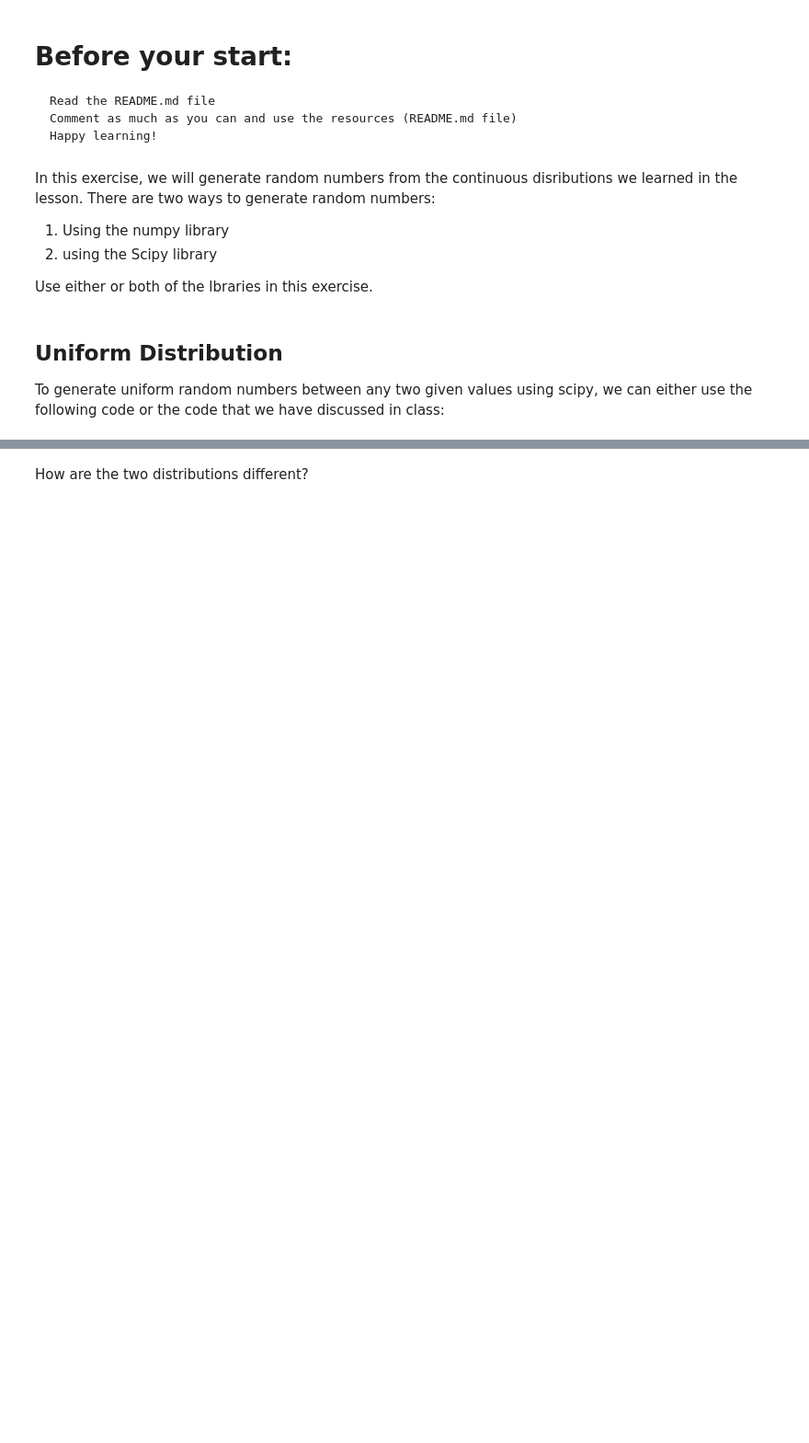
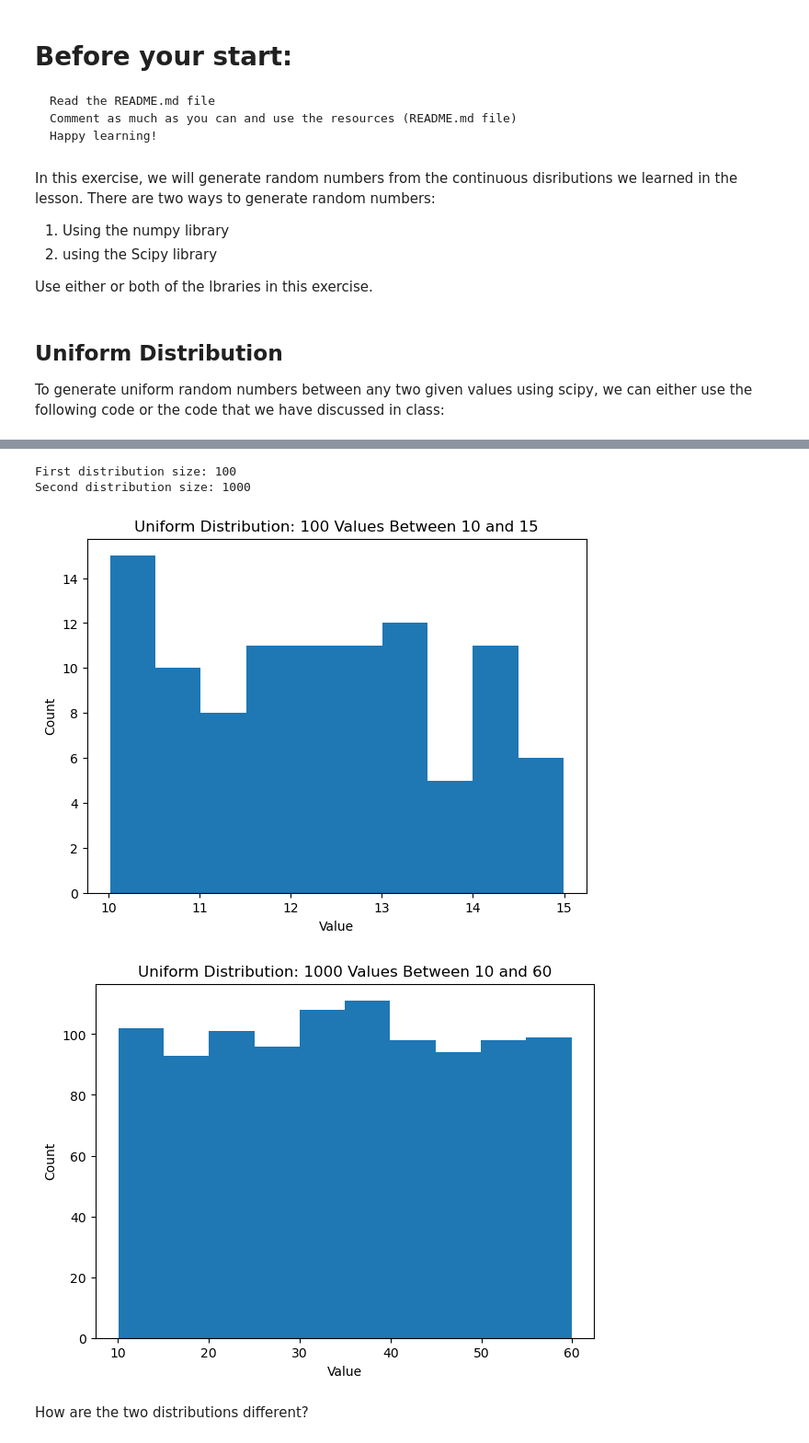
Before and after one commit to ironhack-labs/lab-continuous-probability-distributions-en, a Jupyter notebook: your-code/main.ipynb, the cells around one changed output, grey strips where cells are left out. Shown at 92% size. Drawn from its saved outputs; the diff is of its cells as text; code cells hidden in the pictures; blank space fills up the shorter version.

Commit message:
feat: 20261005_Complete continuous probability distributions lab

```diff
--- a/your-code/main.ipynb
+++ b/your-code/main.ipynb
@@ -58,2 +72,54 @@ Your output should look like below:
+# %%
+# GENERATE TWO UNIFORM DISTRIBUTIONS
+
+# - Generate 100 values between 10 and 15
+# - Generate 1000 values between 10 and 60
+
+uniform_1 = generate_uniform(
+    bottom=10,
+    ceiling=15,
+    count=100
+)
+
+uniform_2 = generate_uniform(
+    bottom=10,
+    ceiling=60,
+    count=1000
+)
+
+print("First distribution size:", len(uniform_1))
+print("Second distribution size:", len(uniform_2))
+# %% [output]
+First distribution size: 100
+Second distribution size: 1000
+# %%
+# PLOT THE TWO UNIFORM DISTRIBUTIONS
+
+# - Create two separate figures
+# - Plot each distribution using 10 bins
+# - Label axes
+# - Add titles
+
+plt.figure(figsize=(7, 5))
+plt.hist(uniform_1, bins=10)
+
+plt.xlabel("Value")
+plt.ylabel("Count")
+plt.title("Uniform Distribution: 100 Values Between 10 and 15")
+
+plt.show()
+
+
+plt.figure(figsize=(7, 5))
+plt.hist(uniform_2, bins=10)
+
+plt.xlabel("Value")
+plt.ylabel("Count")
+plt.title("Uniform Distribution: 1000 Values Between 10 and 60")
+
+plt.show()
+# %% [output]
+[figure, added]
+[figure, added]
 # %% [markdown]
 How are the two distributions different?
```
Also changed, not shown: parts of 49 cells of this notebook.
